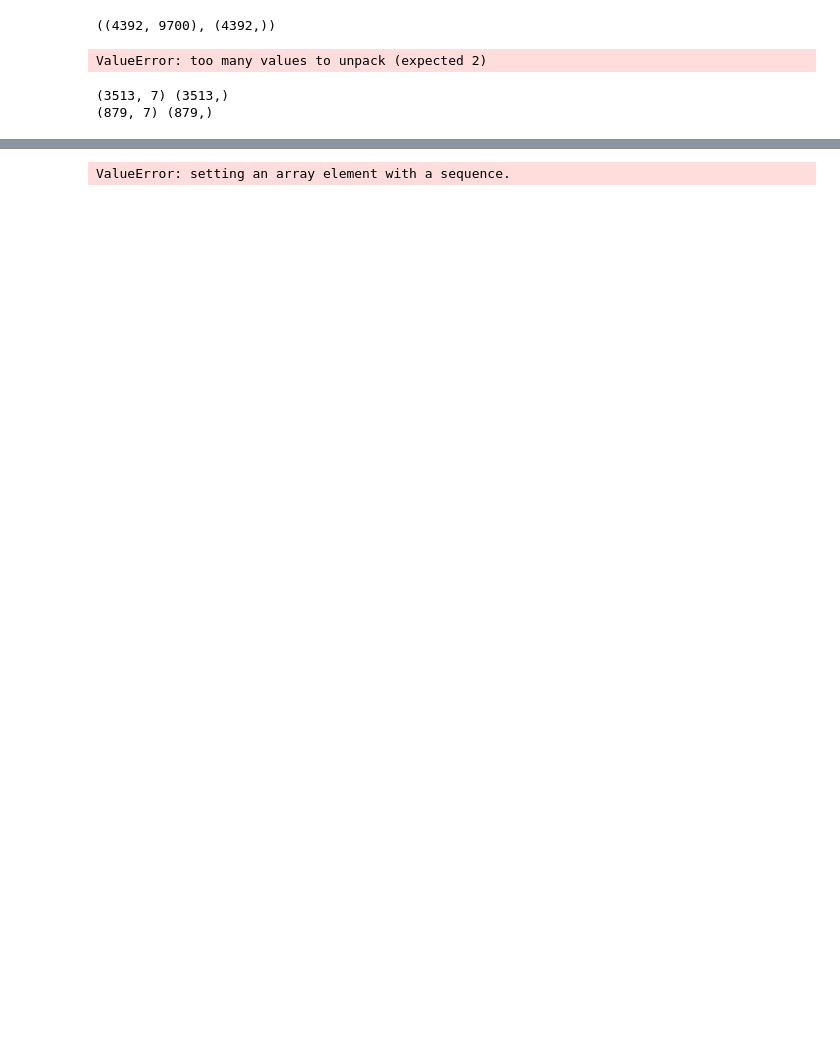
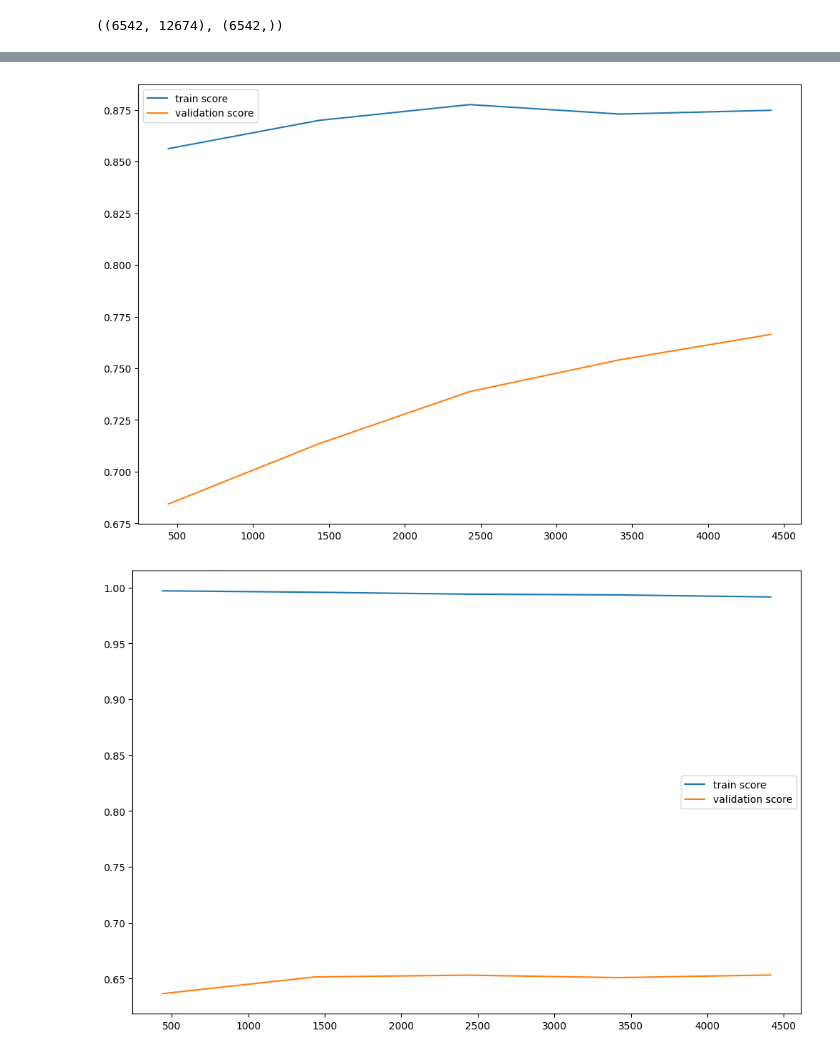
Before and after one commit to ines-lorquet/eye-of-emergency, a Jupyter notebook: notebook/modelisation.ipynb, the cells around one changed output, grey strips where cells are left out. Saved outputs shown, nothing was run; the diff lists cells and outputs as text; code cells hidden in the pictures; blank space fills up the shorter version.

```diff
--- a/notebook/modelisation.ipynb
+++ b/notebook/modelisation.ipynb
@@ -48,6 +47,6 @@ memory usage: 308.9+ KB
 # %%
 vectorizer = TfidfVectorizer()
-X_text = vectorizer.fit_transform(df["tokens"].fillna(""))
+X_text = vectorizer.fit_transform(df["text"].fillna(""))
 
 X_num = StandardScaler().fit_transform(
     df.select_dtypes(include=[np.number]).drop(columns=["target"])
@@ -57,8 +56,6 @@ X = hstack([X_text, X_num])
 y = df["target"].values
 X.shape, y.shape
 # %% [output]
-((4392, 9700), (4392,))
+((6542, 12674), (6542,))
 # %%
-trainset, testset = train_test_split(X, y, test_size=0.2, random_state=0, stratify=y)
+X_train, X_test, y_train, y_test = train_test_split(X, y, test_size=0.1, random_state=0, stratify=y)
-# %% [output]
-ValueError: too many values to unpack (expected 2)
@@ -71,9 +62,3 @@ def preprocessing(df):
-# %%
-X_train, y_train = preprocessing(trainset)
-X_test, y_test = preprocessing(testset)
-# %% [output]
-(3513, 7) (3513,)
-(879, 7) (879,)
 # %%
 def evaluation(model):
     model.fit(X_train, y_train)
@@ -84,10 +69,10 @@ def evaluation(model):
 
     N, train_score, val_score = learning_curve(model, X_train, y_train,
                                               cv=4, scoring='f1',
-                                               train_sizes=np.linspace(0.1, 1, 10))
+                                               train_sizes=np.linspace(0.1, 1, 5))
 
 
-    plt.figure(figsize=(12, 8))
+    plt.figure(figsize=(8, 5))
     plt.plot(N, train_score.mean(axis=1), label='train score')
     plt.plot(N, val_score.mean(axis=1), label='validation score')
     plt.legend()
@@ -101,6 +86,6 @@ dict_of_models = {
 }
 # %%
-for name, model in dict_of_models.items():
+for name, model in tqdm(dict_of_models.items(), desc="training models"):
     print(name)
     evaluation(model)
 # %% [output]
@@ -108 +109,2 @@ LogisticRegression
-ValueError: setting an array element with a sequence.
+[figure, added]
+[figure, added]
```
Also changed, not shown: parts of 9 cells of this notebook, 5 other files.
